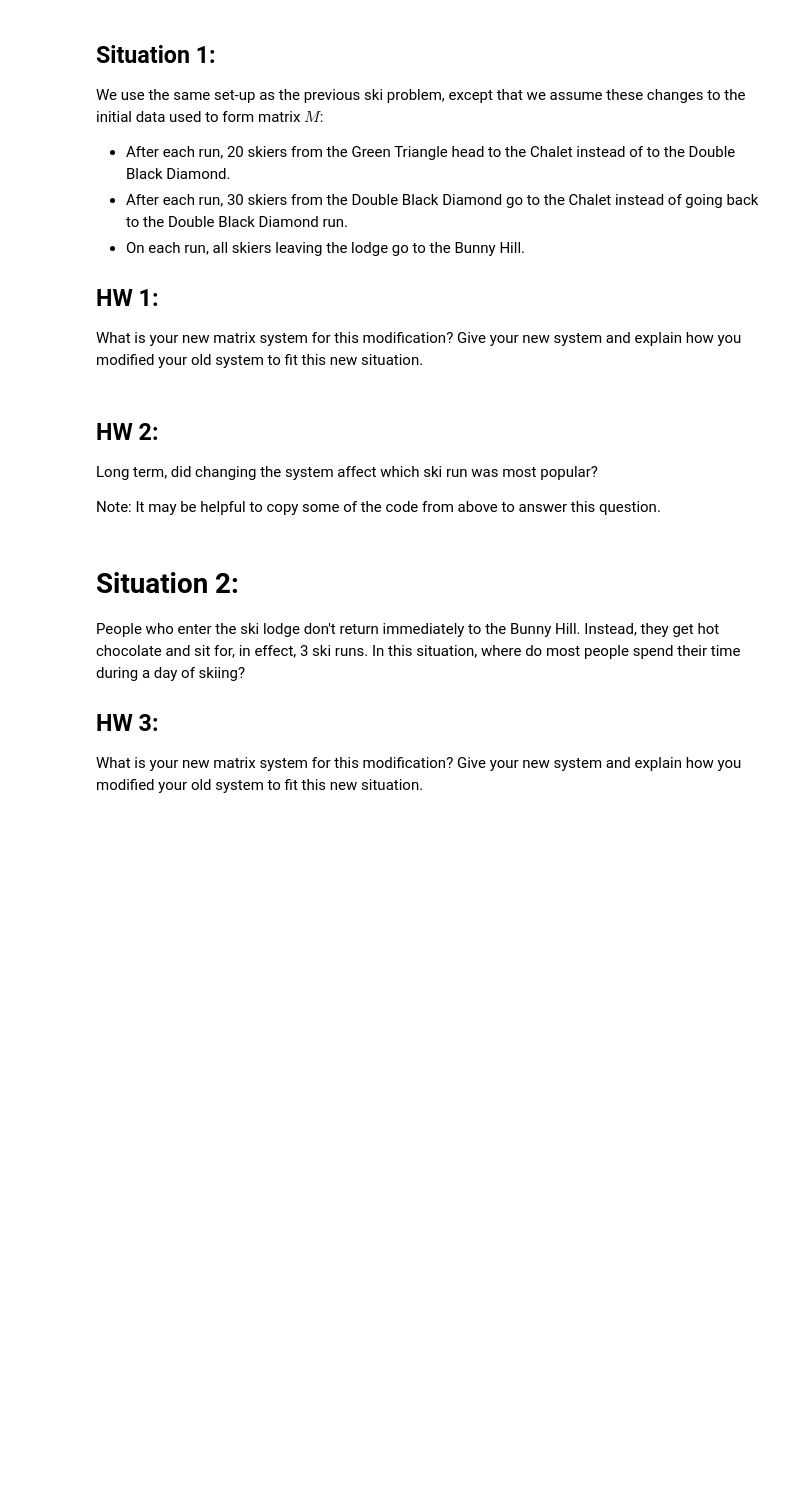
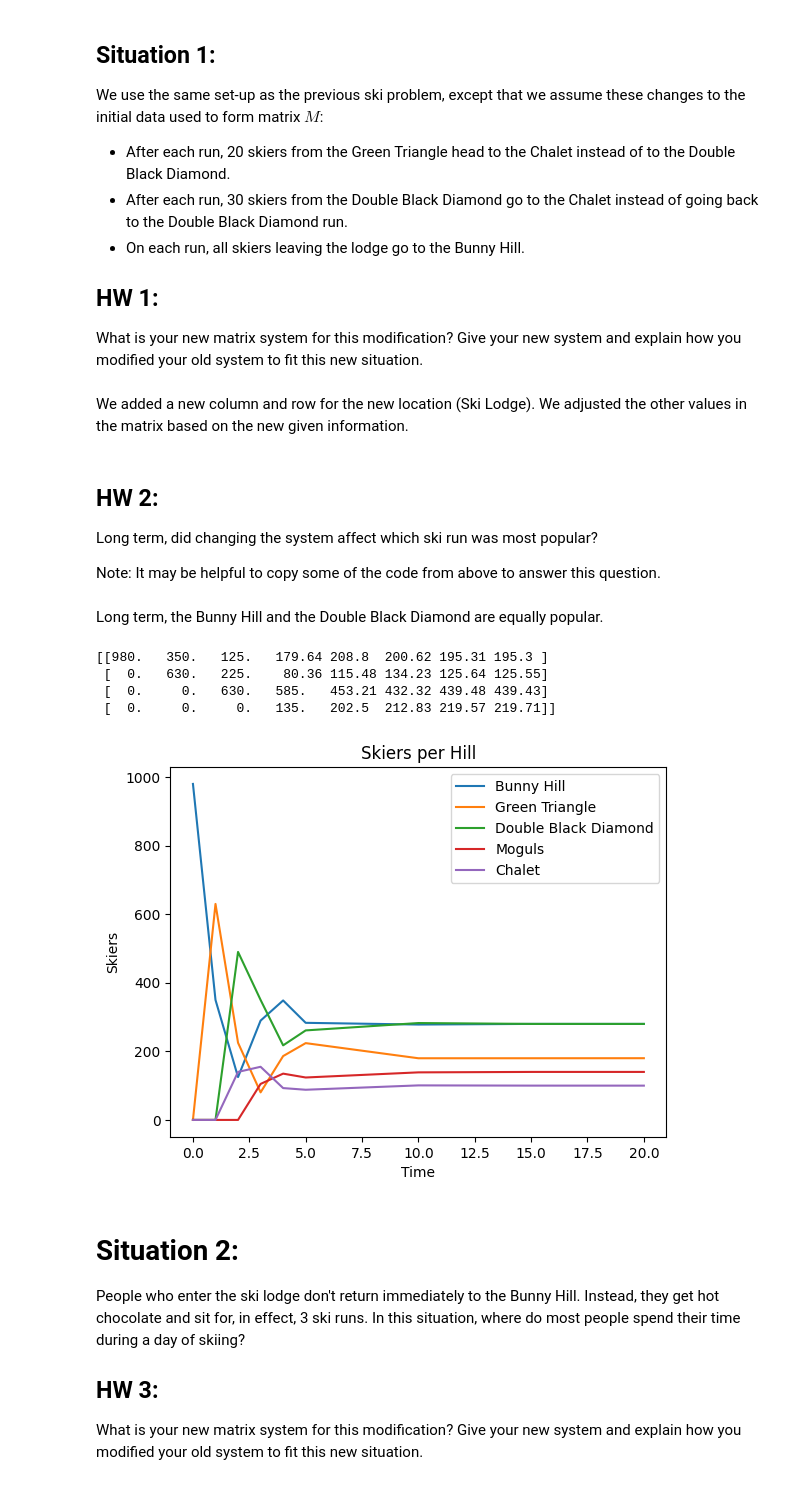
Before and after one commit to gklunder0926/Math311_Linear_Algebra_Projects, a Jupyter notebook: Grace's_copy_of_The_Ski_Hill_Transition_Matrices_and_Markov_Chains.ipynb, the cells around one changed output. Saved outputs shown, nothing was run; the diff lists cells and outputs as text; code cells hidden in the pictures; blank space fills up the shorter version.

```diff
--- a/Grace's_copy_of_The_Ski_Hill_Transition_Matrices_and_Markov_Chains.ipynb
+++ b/Grace's_copy_of_The_Ski_Hill_Transition_Matrices_and_Markov_Chains.ipynb
@@ -140,12 +144,50 @@ We use the same set-up as the previous ski problem, except that we assume these
 ## HW 1:
 
 What is your new matrix system for this modification?  Give your new system and explain how you modified your old system to fit this new situation.
+# %%
+# create the matrix M:
+M_1 = np.matrix([[50/140, 0, 30/140, 20/140, 1],
+               [90/140, 0, 0, 0, 0],
+               [0, 70/90, 50/140, 40/140, 0],
+               [0, 0, 30/140, 80/140, 0],
+               [0, 20/90, 30/140, 0, 0]])
+# %% [markdown]
+We added a new column and row for the new location (Ski Lodge). We adjusted the other values in the matrix based on the new given information.
 # %% [markdown]
 ## HW 2:
 
 Long term, did changing the system affect which ski run was most popular?
 
 Note:  It may be helpful to copy some of the code from above to answer this question.
+# %% [markdown]
+Long term, the Bunny Hill and the Double Black Diamond are equally popular.
+# %%
+x0 = np.matrix([[980], [0], [0], [0], [0]])
+
+X_1 = np.c_[x0, M_1*x0, M_1**2 * x0, M_1**3 * x0, M_1**4 * x0, M_1**5 * x0, M_1**10 * x0, M_1**15 * x0, M_1**20 * x0]
+
+print(X.round(2))
+# %% [output]
+[[980.   350.   125.   179.64 208.8  200.62 195.31 195.3 ]
+ [  0.   630.   225.    80.36 115.48 134.23 125.64 125.55]
+ [  0.     0.   630.   585.   453.21 432.32 439.48 439.43]
+ [  0.     0.     0.   135.   202.5  212.83 219.57 219.71]]
+# %%
+x  = [0, 1, 2, 3, 4, 5, 10, 15, 20]
+plt.plot(x, np.array(X_1[0])[0], label="Bunny Hill")
+plt.plot(x, np.array(X_1[1])[0], label="Green Triangle")
+plt.plot(x, np.array(X_1[2])[0], label="Double Black Diamond")
+plt.plot(x, np.array(X_1[3])[0], label="Moguls")
+plt.plot(x, np.array(X_1[4])[0], label="Chalet")
+plt.plot()
+
+plt.xlabel("Time")  # Update this label
+plt.ylabel("Skiers")  # Update this label
+plt.title("Skiers per Hill")  # Update the title
+plt.legend()
+plt.show()
+# %% [output]
+[figure, added]
 # %% [markdown]
 # Situation 2:
 
```
Also changed, not shown: parts of 10 cells of this notebook.
